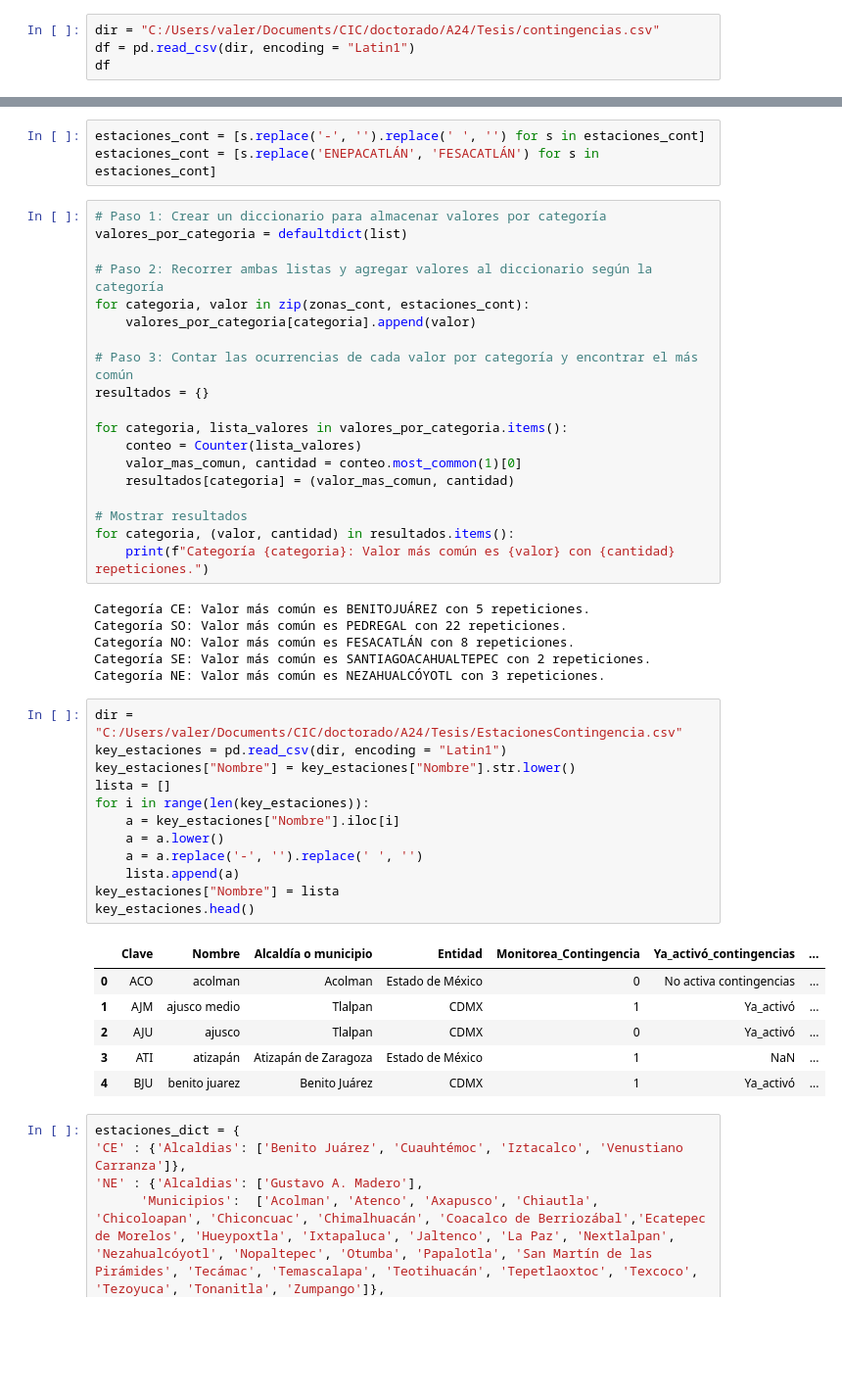
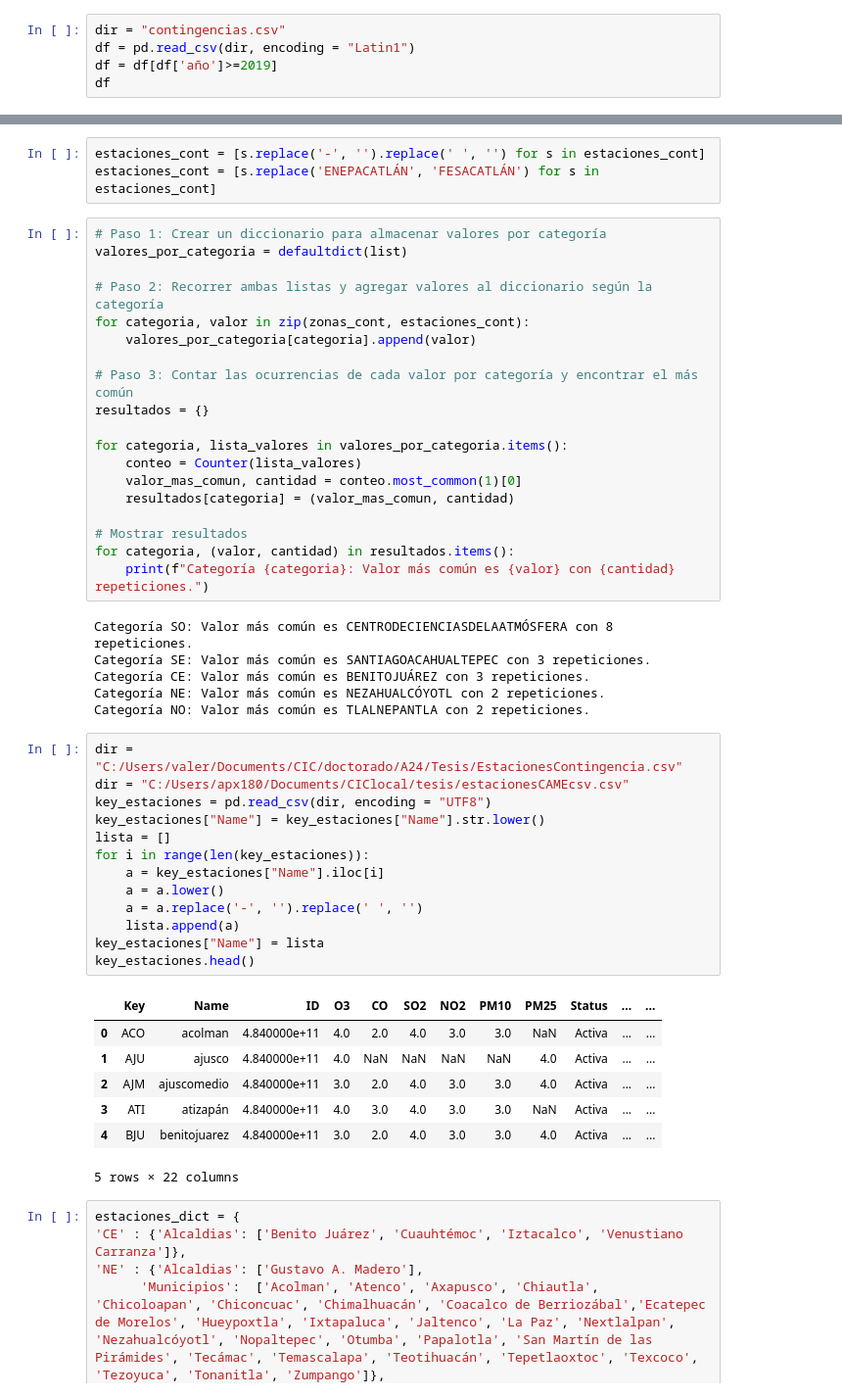
Before and after one commit to vlegaria/air_pollution, a Jupyter notebook: contingencia/conteo_estaciones_activan_contingencias.ipynb, the cells around one changed output, grey strips where cells are left out. Shown: that part at 98% size. Cells and saved outputs as stored; diff of their text form; blank space fills up the shorter version.

```diff
--- a/contingencia/conteo_estaciones_activan_contingencias.ipynb
+++ b/contingencia/conteo_estaciones_activan_contingencias.ipynb
@@ -2,8 +2,9 @@
 import pandas as pd
 from collections import defaultdict, Counter
 # %%
-dir = "C:/Users/valer/Documents/CIC/doctorado/A24/Tesis/contingencias.csv"
+dir = "contingencias.csv"
 df = pd.read_csv(dir, encoding = "Latin1")
+df = df[df['año']>=2019]
 df
 # %% [output]
 |  | contaminante | zona | valor_activacion(ppb) | estacion_inicio | dia_semana_inicio | fecha_activacion | ... |
@@ -56,30 +61,32 @@ for categoria, lista_valores in valores_por_categoria.items():
 for categoria, (valor, cantidad) in resultados.items():
     print(f"Categoría {categoria}: Valor más común es {valor} con {cantidad} repeticiones.")
 # %% [output]
-Categoría CE: Valor más común es BENITOJUÁREZ con 5 repeticiones.
-Categoría SO: Valor más común es PEDREGAL con 22 repeticiones.
-Categoría NO: Valor más común es FESACATLÁN con 8 repeticiones.
-Categoría SE: Valor más común es SANTIAGOACAHUALTEPEC con 2 repeticiones.
-Categoría NE: Valor más común es NEZAHUALCÓYOTL con 3 repeticiones.
+Categoría SO: Valor más común es CENTRODECIENCIASDELAATMÓSFERA con 8 repeticiones.
+Categoría SE: Valor más común es SANTIAGOACAHUALTEPEC con 3 repeticiones.
+Categoría CE: Valor más común es BENITOJUÁREZ con 3 repeticiones.
+Categoría NE: Valor más común es NEZAHUALCÓYOTL con 2 repeticiones.
+Categoría NO: Valor más común es TLALNEPANTLA con 2 repeticiones.
 # %%
 dir = "C:/Users/valer/Documents/CIC/doctorado/A24/Tesis/EstacionesContingencia.csv"
-key_estaciones = pd.read_csv(dir, encoding = "Latin1")
-key_estaciones["Nombre"] = key_estaciones["Nombre"].str.lower()
+dir = "C:/Users/apx180/Documents/CIClocal/tesis/estacionesCAMEcsv.csv"
+key_estaciones = pd.read_csv(dir, encoding = "UTF8")
+key_estaciones["Name"] = key_estaciones["Name"].str.lower()
 lista = []
 for i in range(len(key_estaciones)):
-    a = key_estaciones["Nombre"].iloc[i]
+    a = key_estaciones["Name"].iloc[i]
     a = a.lower()
     a = a.replace('-', '').replace(' ', '')
     lista.append(a)
-key_estaciones["Nombre"] = lista
+key_estaciones["Name"] = lista
 key_estaciones.head()
 # %% [output]
-|  | Clave | Nombre | Alcaldía o municipio | Entidad | Monitorea_Contingencia | Ya_activó_contingencias | ... |
-| 0 | ACO | acolman | Acolman | Estado de México | 0 | No activa contingencias | ... |
-| 1 | AJM | ajusco medio | Tlalpan | CDMX | 1 | Ya_activó | ... |
-| 2 | AJU | ajusco | Tlalpan | CDMX | 0 | Ya_activó | ... |
-| 3 | ATI | atizapán | Atizapán de Zaragoza | Estado de México | 1 | NaN | ... |
-| 4 | BJU | benito juarez | Benito Juárez | CDMX | 1 | Ya_activó | ... |
+|  | Key | Name | ID | O3 | CO | SO2 | NO2 | PM10 | PM25 | Status | ... | ... |
+| 0 | ACO | acolman | 4.840000e+11 | 4.0 | 2.0 | 4.0 | 3.0 | 3.0 | NaN | Activa | ... | ... |
+| 1 | AJU | ajusco | 4.840000e+11 | 4.0 | NaN | NaN | NaN | NaN | 4.0 | Activa | ... | ... |
+| 2 | AJM | ajuscomedio | 4.840000e+11 | 3.0 | 2.0 | 4.0 | 3.0 | 3.0 | 4.0 | Activa | ... | ... |
+| 3 | ATI | atizapán | 4.840000e+11 | 4.0 | 3.0 | 4.0 | 3.0 | 3.0 | NaN | Activa | ... | ... |
+| 4 | BJU | benitojuarez | 4.840000e+11 | 3.0 | 2.0 | 4.0 | 3.0 | 3.0 | 4.0 | Activa | ... | ... |
+5 rows × 22 columns
 # %%
 estaciones_dict = {
 'CE' : {'Alcaldias': ['Benito Juárez', 'Cuauhtémoc', 'Iztacalco', 'Venustiano Carranza']},
```
Also changed, not shown: parts of 11 cells of this notebook, 1 other file.
